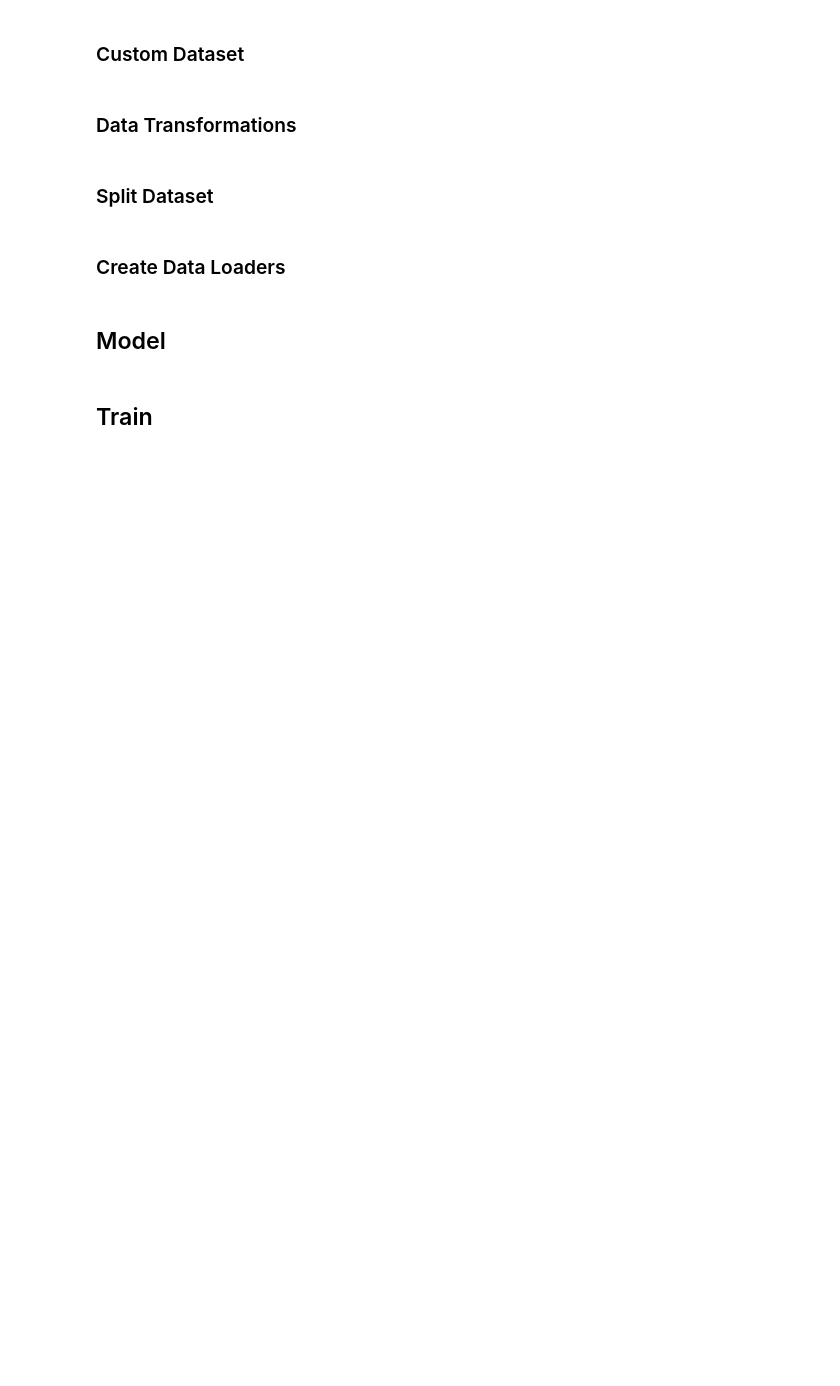
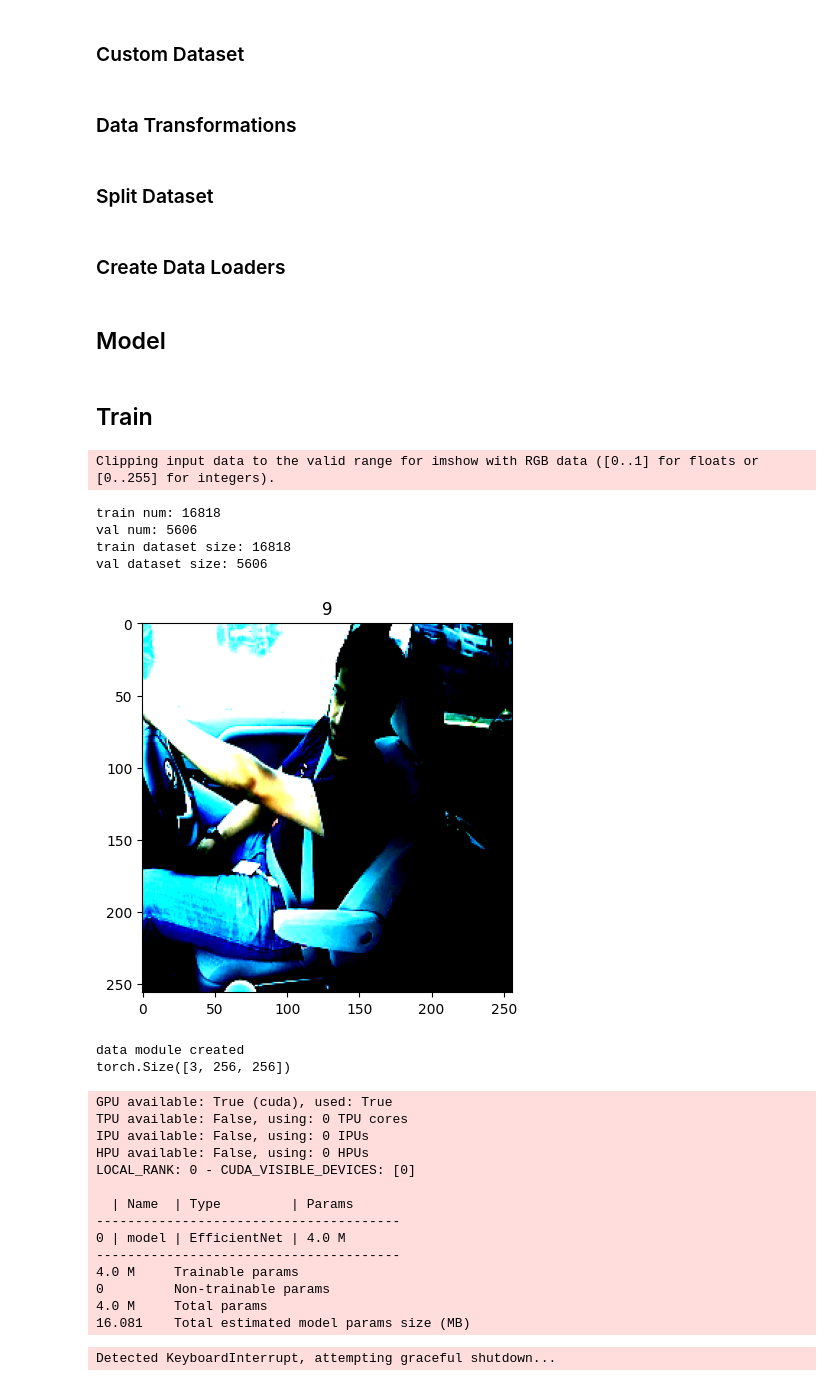
Before and after one commit to AndreaBe99/multimodal-interaction-project, a Jupyter notebook: notebooks/train.ipynb, the cells around one changed output. Drawn from its saved outputs; the diff is of its cells as text; code cells hidden in the pictures; blank space fills up the shorter version.

```diff
--- a/notebooks/train.ipynb
+++ b/notebooks/train.ipynb
@@ -173,9 +199,13 @@ for i, (key, value) in enumerate(StaticDataset.ACTIVITY_MAP.value.items()):
 ## Preprocessing
 # %%
 # Add file path column
-df['file_path'] = df.apply(lambda x: osp.join(
-    StaticDataset.DATA_DIR.value, 'imgs/train', x.classname, x.img), axis=1)
+df["file_path"] = df.apply(
+    lambda x: osp.join(
+        "../" + StaticDataset.DATA_DIR.value, "imgs/train", x.classname, x.img
+    ),
+    axis=1,
+)
 
 # Add Column by Converting Correct Answer Labels to Numbers
-df['class_num'] = df['classname'].map(lambda x: int(x[1]))
+df["class_num"] = df["classname"].map(lambda x: int(x[1]))
 df.head(5)
@@ -354,9 +400,8 @@ def create_dataset(
 ### Create Data Loaders
 # %%
 def create_datamodule(
-        train_dataset,
-        val_dataset,
-        batch_size=StaticLearningParameter.BATCH_SIZE.value):
+    train_dataset, val_dataset, batch_size=StaticLearningParameter.BATCH_SIZE.value
+):
     """
     Create dataloader for training and validation.
 
@@ -373,8 +418,12 @@ def create_datamodule(
         train_dataset=train_dataset,
         val_dataset=val_dataset,
         batch_size=batch_size if torch.cuda.is_available() else 4,
-        num_workers=int(os.cpu_count() / 2),
+        num_workers=int(os.cpu_count()),
     )
+
+    if VERBOSE:
+        print("data module created")
+
     return datamodule
 # %% [markdown]
 ## Model
@@ -480,9 +522,7 @@ class LitEfficientNet(LightningModule):
 # %% [markdown]
 ## Train
 # %%
-def train(
-        datamodule,
-        class_names=StaticDataset.ACTIVITY_MAP.value.items()):
+def train(datamodule, class_names=StaticDataset.ACTIVITY_MAP.value.items()):
     """Train the model with Pytorch Lightning.
 
     Args:
@@ -496,15 +536,15 @@ def train(
     efficient_model = timm.create_model(
         StaticLearningParameter.MODEL_NAME_0.value,
         pretrained=True,
-        num_classes=len(class_names)
+        num_classes=len(class_names),
     )
 
-    model = LitEfficientNet(efficient_model)
+    model = LitEfficientNet(efficient_model, lr=StaticLearningParameter.LR.value)
 
     trainer = Trainer(
         max_epochs=StaticLearningParameter.EPOCHS.value,
-        accelerator="auto",
-        devices=1 if torch.cuda.is_available() else None,
+        accelerator="gpu" if torch.cuda.is_available() else "cpu",
+        devices="auto",
         logger=CSVLogger(save_dir="logs/"),
         callbacks=[
             LearningRateMonitor(logging_interval="step"),
@@ -515,9 +555,37 @@ def train(
 # %%
 ### Operation check ###
 train_dataset, val_dataset = create_dataset(df)
 
 ### Create DataLoader ###
 datamodule = create_datamodule(train_dataset, val_dataset)
 
+if VERBOSE:
+    image = datamodule.train_dataloader().dataset[0]
+    print(image[0].shape)
+
 ### Train the model ###
 train(datamodule)
+# %% [output]
+Clipping input data to the valid range for imshow with RGB data ([0..1] for floats or [0..255] for integers).
+train num: 16818
+val num: 5606
+train dataset size: 16818
+val dataset size: 5606
+[figure, added]
+data module created
+torch.Size([3, 256, 256])
+GPU available: True (cuda), used: True
+TPU available: False, using: 0 TPU cores
+IPU available: False, using: 0 IPUs
+HPU available: False, using: 0 HPUs
+LOCAL_RANK: 0 - CUDA_VISIBLE_DEVICES: [0]
+
+  | Name  | Type         | Params
+---------------------------------------
+0 | model | EfficientNet | 4.0 M
+---------------------------------------
+4.0 M     Trainable params
+0         Non-trainable params
+4.0 M     Total params
+16.081    Total estimated model params size (MB)
+Detected KeyboardInterrupt, attempting graceful shutdown...
```
Also changed, not shown: parts of 16 cells of this notebook, 1 other file.
